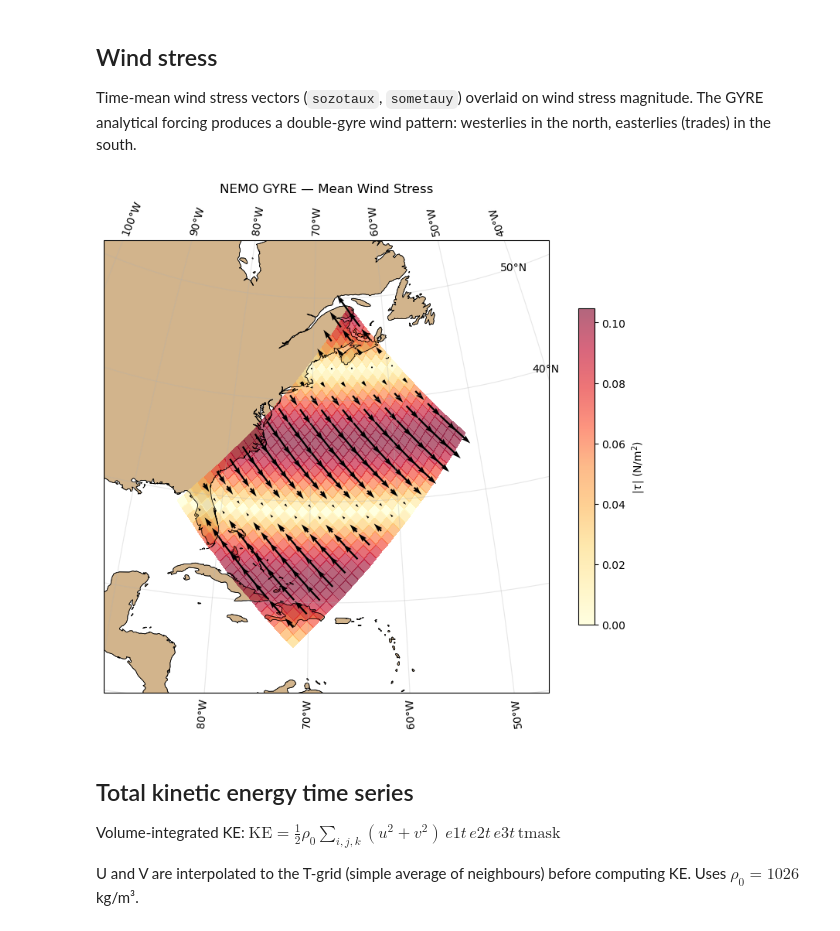
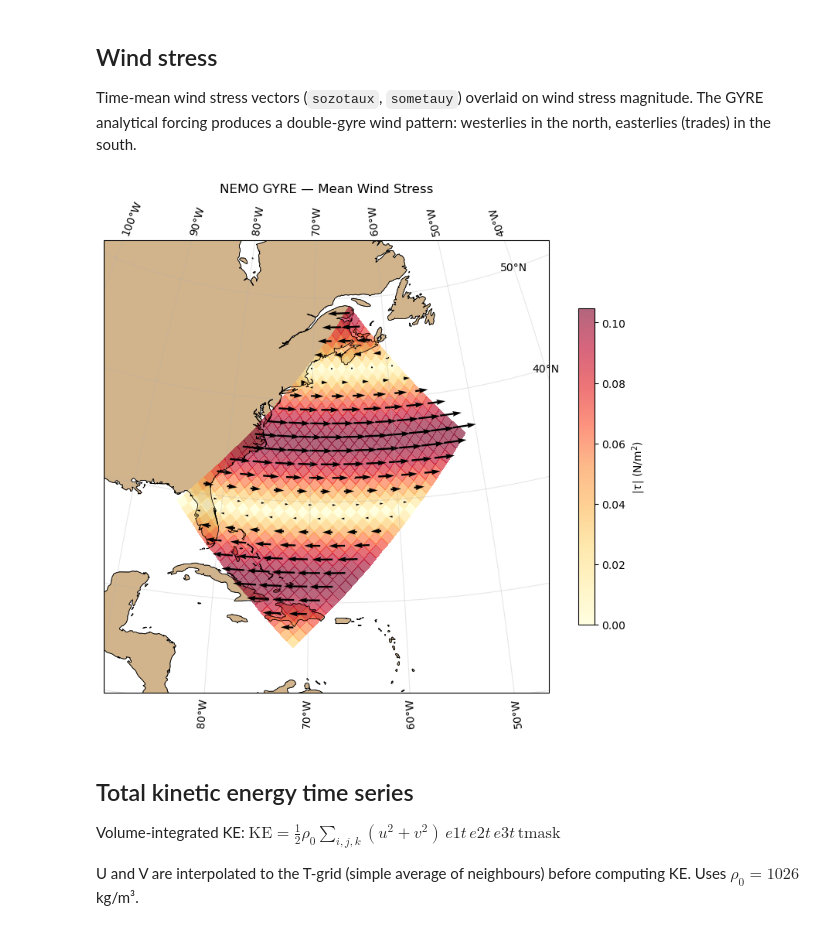
Before and after one commit to willirath/2026-Claude-NEMO, a Jupyter notebook: analysis/forcing_ke.ipynb, the cells around one changed output. Cells and saved outputs as stored; diff of their text form; code cells hidden in the pictures.

```diff
--- a/analysis/forcing_ke.ipynb
+++ b/analysis/forcing_ke.ipynb
@@ -31,6 +31,23 @@ e2t = mm["e2t"].isel(time_counter=0).values               # (y, x)
 e3t = mm["e3t_1d"].isel(time_counter=0).values            # (z,)
 cell_area = e1t * e2t
 
+# Grid rotation angle from glamt/gphit
+glamt = mm["glamt"].isel(time_counter=0).values
+gphit = mm["gphit"].isel(time_counter=0).values
+dx_lon = np.diff(glamt, axis=1)
+dx_lat = np.diff(gphit, axis=1)
+dx_lon = np.concatenate([dx_lon, dx_lon[:, -1:]], axis=1)
+dx_lat = np.concatenate([dx_lat, dx_lat[:, -1:]], axis=1)
+grid_angle = np.arctan2(dx_lat, dx_lon)
+
+def rotate_to_geo(ui, vj, angle):
+    """Rotate (i,j)-aligned vectors to geographic (east, north)."""
+    cos_a = np.cos(angle)
+    sin_a = np.sin(angle)
+    u_east  = ui * cos_a - vj * sin_a
+    v_north = ui * sin_a + vj * cos_a
+    return u_east, v_north
+
 # Interior mask (1-cell border for T-grid, 2-cell for velocities)
 interior_t = tmask_sfc.copy()
 interior_t[0, :] = 0; interior_t[-1, :] = 0
@@ -56,34 +73,38 @@ wind stress magnitude. The GYRE analytical forcing produces a
 double-gyre wind pattern: westerlies in the north, easterlies
 (trades) in the south.
 # %%
-taux = ds_t["sozotaux"].mean("time_counter").values
-tauy = ds_t["sometauy"].mean("time_counter").values
-tau_mag = np.sqrt(taux**2 + tauy**2)
+taux_i = ds_t["sozotaux"].mean("time_counter").values  # along i-axis
+tauy_j = ds_t["sometauy"].mean("time_counter").values  # along j-axis
+
+# Rotate from grid (i,j) to geographic (east, north)
+taux_east, tauy_north = rotate_to_geo(taux_i, tauy_j, grid_angle)
+
+tau_mag = np.sqrt(taux_east**2 + tauy_north**2)
 tau_mag_masked = np.where(interior_t, tau_mag, np.nan)
 
 fig, ax = plt.subplots(figsize=(8, 7), subplot_kw=dict(projection=proj))
 ax.set_extent(extent, crs=ccrs.PlateCarree())
 ax.add_feature(cfeature.LAND, facecolor="tan", edgecolor="k", linewidth=0.5)
 ax.add_feature(cfeature.COASTLINE, linewidth=0.5)
 ax.gridlines(draw_labels=True, alpha=0.3)
 
 pcm = ax.pcolormesh(
     lon, lat, tau_mag_masked, shading="auto", cmap="YlOrRd",
     alpha=0.6, transform=ccrs.PlateCarree(),
 )
 fig.colorbar(pcm, ax=ax, label="|$\\tau$| (N/m$^2$)", shrink=0.7)
 
 skip = 2
 ax.quiver(
     lon[::skip, ::skip], lat[::skip, ::skip],
-    np.where(interior_t[::skip, ::skip], taux[::skip, ::skip], np.nan),
-    np.where(interior_t[::skip, ::skip], tauy[::skip, ::skip], np.nan),
+    np.where(interior_t[::skip, ::skip], taux_east[::skip, ::skip], np.nan),
+    np.where(interior_t[::skip, ::skip], tauy_north[::skip, ::skip], np.nan),
     color="k", scale=2.0, width=0.004, transform=ccrs.PlateCarree(),
 )
 ax.set_title("NEMO GYRE — Mean Wind Stress")
 fig.tight_layout()
 # %% [output]
-[figure, old version]
+[figure, new version]
 # %% [markdown]
 ## Total kinetic energy time series
 
```
Also changed, not shown: 1 other file.
